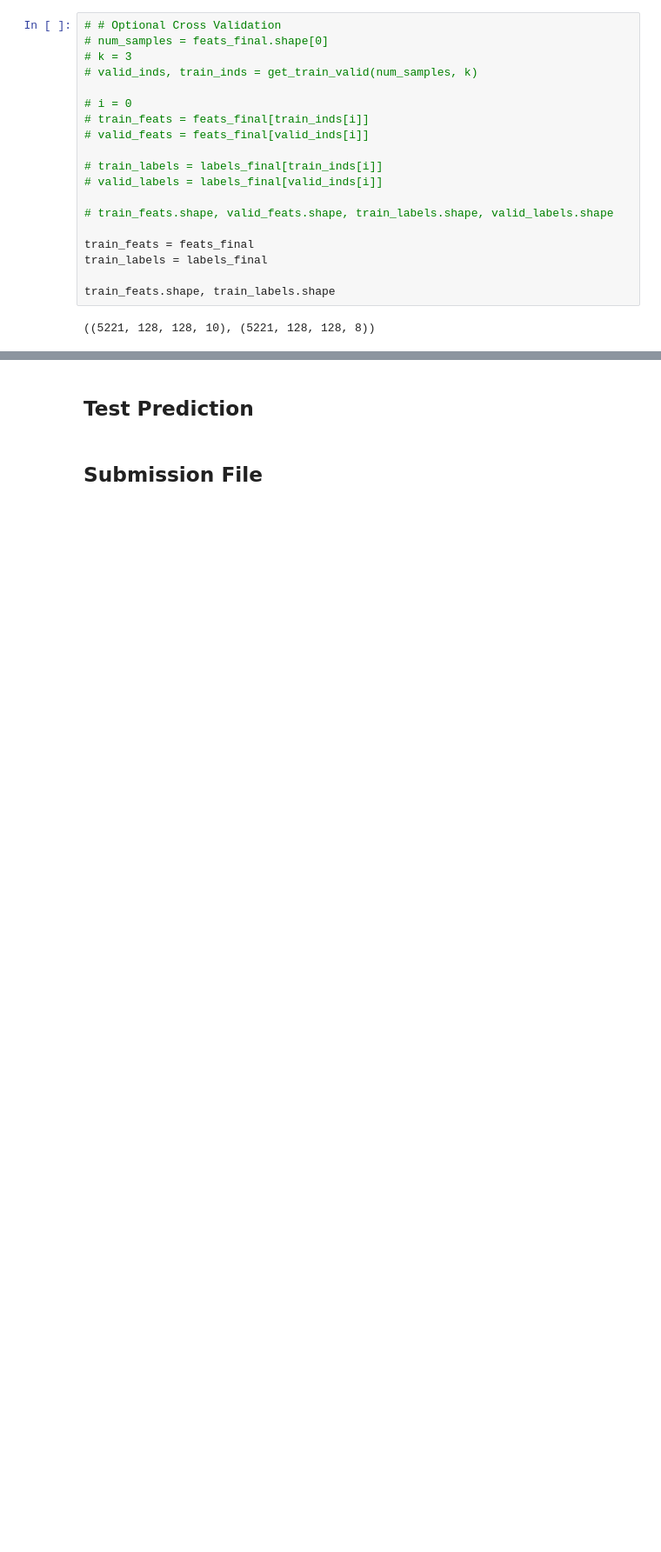
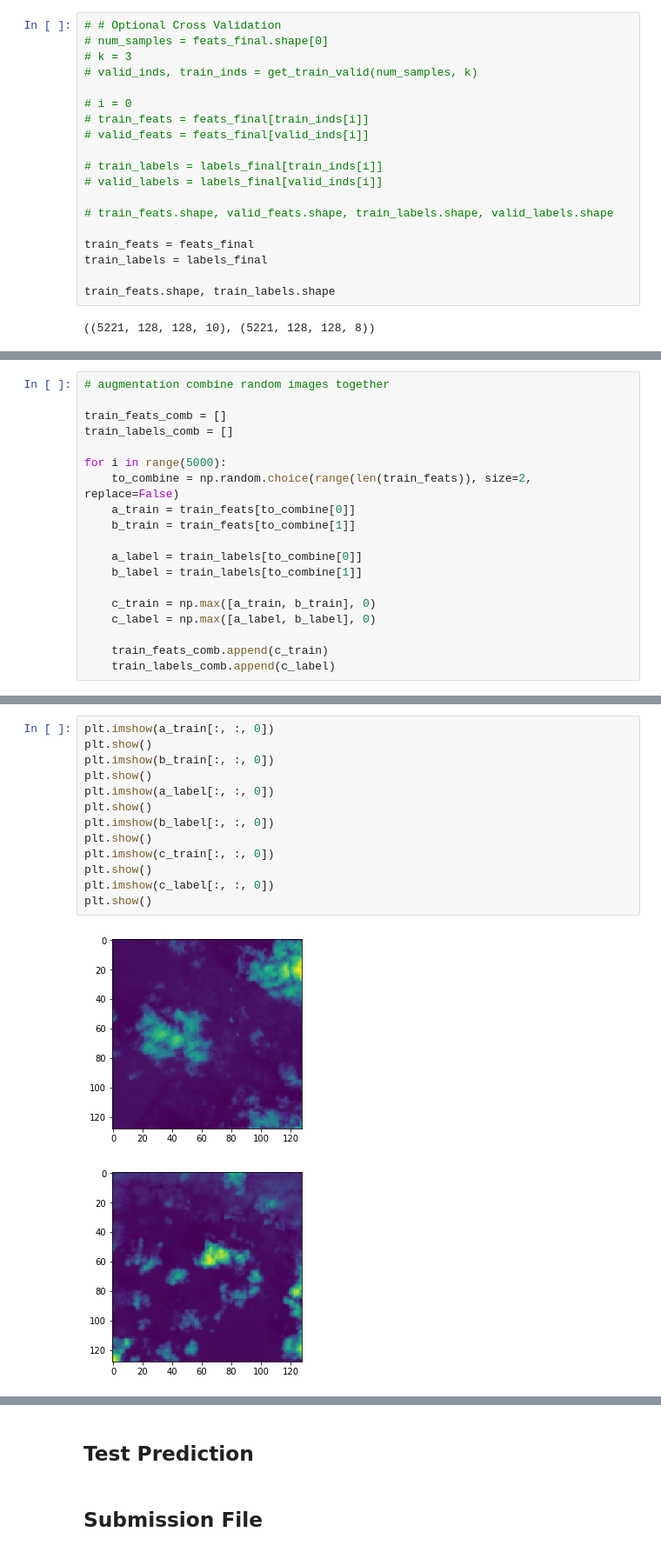
Before and after one commit to PrinceJavier/datos_segmentation, a Jupyter notebook: datos.model_train.ipynb, the cells around one changed output, grey strips where cells are left out. Shown: that part at 87% size. Saved outputs shown, nothing was run; the diff lists cells and outputs as text; blank space fills up the shorter version.

Commit message:
updated data augmentation

```diff
--- a/datos.model_train.ipynb
+++ b/datos.model_train.ipynb
@@ -450,0 +465,19 @@ train_feats.shape, train_labels.shape
+# %%
+# augmentation combine random images together
+
+train_feats_comb = []
+train_labels_comb = []
+
+for i in range(5000):
+    to_combine = np.random.choice(range(len(train_feats)), size=2, replace=False)
+    a_train = train_feats[to_combine[0]]
+    b_train = train_feats[to_combine[1]]
+
+    a_label = train_labels[to_combine[0]]
+    b_label = train_labels[to_combine[1]]
+
+    c_train = np.max([a_train, b_train], 0)
+    c_label = np.max([a_label, b_label], 0)
+
+    train_feats_comb.append(c_train)
+    train_labels_comb.append(c_label)
@@ -450,0 +491,16 @@ train_feats.shape, train_labels.shape
+# %%
+plt.imshow(a_train[:, :, 0])
+plt.show()
+plt.imshow(b_train[:, :, 0])
+plt.show()
+plt.imshow(a_label[:, :, 0])
+plt.show()
+plt.imshow(b_label[:, :, 0])
+plt.show()
+plt.imshow(c_train[:, :, 0])
+plt.show()
+plt.imshow(c_label[:, :, 0])
+plt.show()
+# %% [output]
+[figure, added]
+[figure, added]
```
Also changed, not shown: parts of 11 cells of this notebook, 7 other files.
